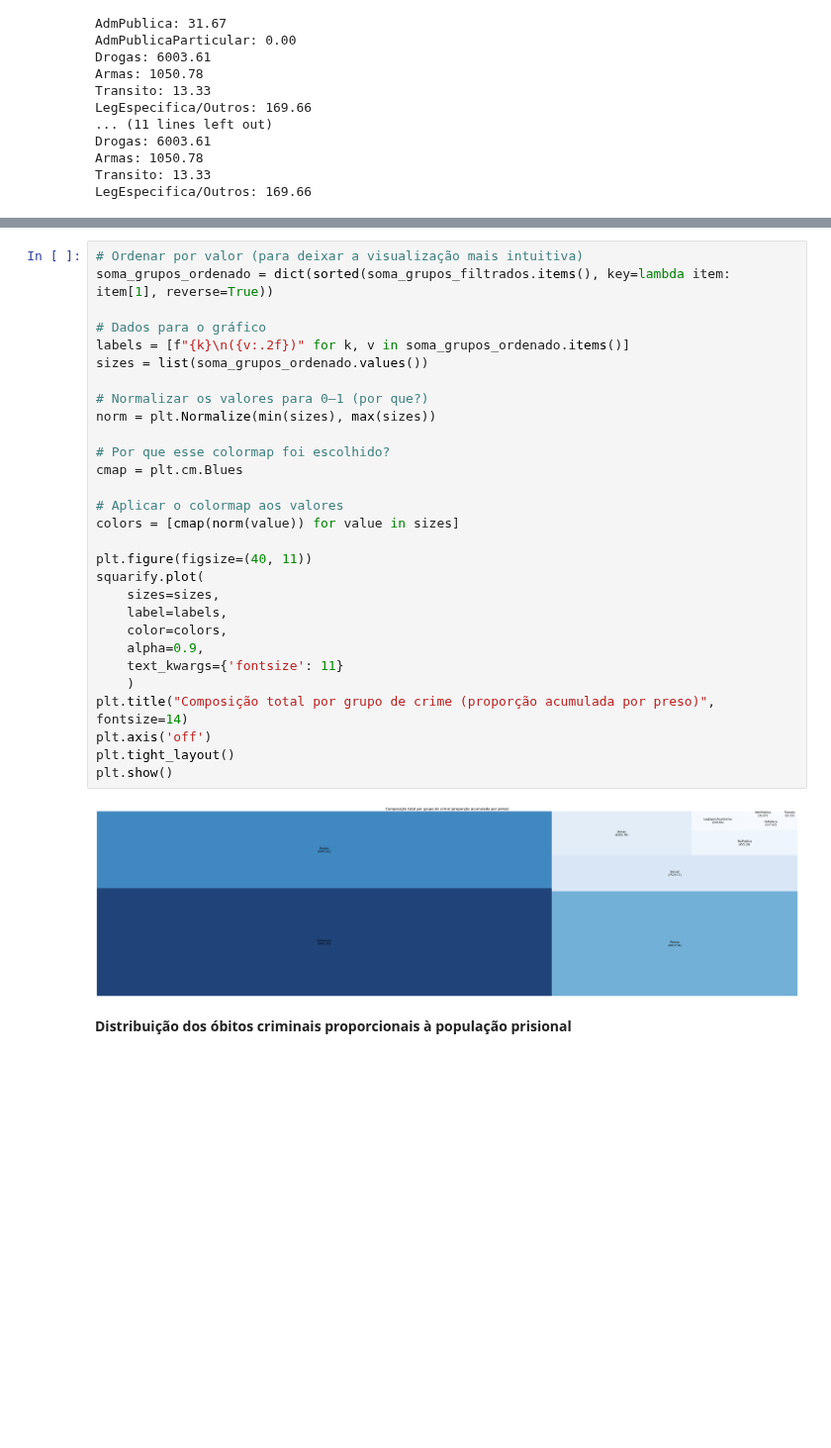
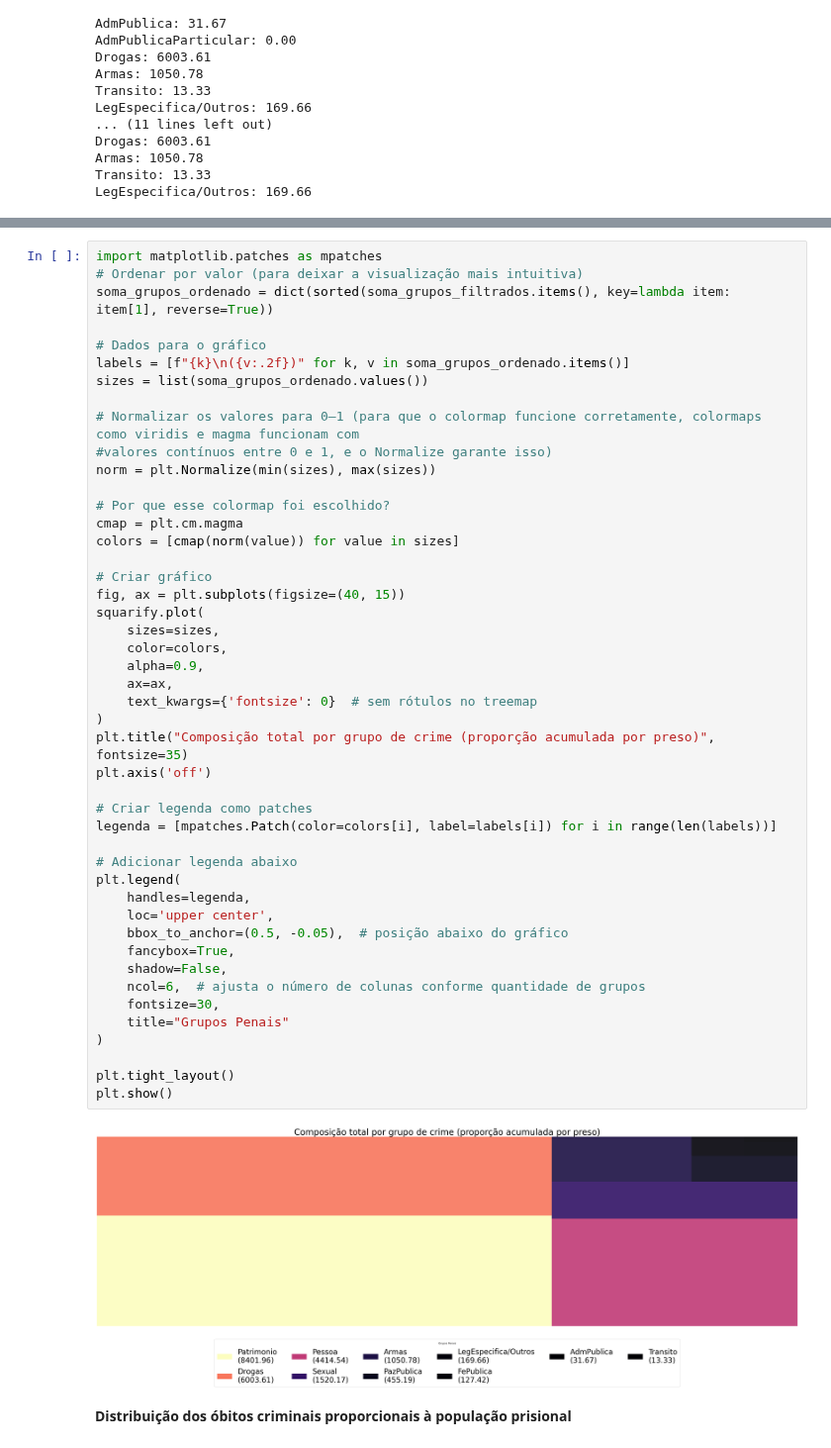
Before and after one commit to Caio-Brega/introducao-ciencia-dos-dados, a Jupyter notebook: TP_ICD.ipynb, the cells around one changed output, grey strips where cells are left out. Shown at 99% size. Saved outputs shown, nothing was run; the diff lists cells and outputs as text; blank space fills up the shorter version.

```diff
--- a/TP_ICD.ipynb
+++ b/TP_ICD.ipynb
@@ -1261,34 +1259,51 @@ Para entender a distribuição global dos grupos penais no sistema prisional, ut
 # %%
+import matplotlib.patches as mpatches
 # Ordenar por valor (para deixar a visualização mais intuitiva)
 soma_grupos_ordenado = dict(sorted(soma_grupos_filtrados.items(), key=lambda item: item[1], reverse=True))
 
 # Dados para o gráfico
 labels = [f"{k}\n({v:.2f})" for k, v in soma_grupos_ordenado.items()]
 sizes = list(soma_grupos_ordenado.values())
 
-# Normalizar os valores para 0–1 (por que?)
+# Normalizar os valores para 0–1 (para que o colormap funcione corretamente, colormaps como viridis e magma funcionam com
+#valores contínuos entre 0 e 1, e o Normalize garante isso)
 norm = plt.Normalize(min(sizes), max(sizes))
 
 # Por que esse colormap foi escolhido?
-cmap = plt.cm.Blues
-
-# Aplicar o colormap aos valores
+cmap = plt.cm.magma
 colors = [cmap(norm(value)) for value in sizes]
 
-plt.figure(figsize=(40, 11))
+# Criar gráfico
+fig, ax = plt.subplots(figsize=(40, 15))
 squarify.plot(
     sizes=sizes,
-    label=labels,
     color=colors,
     alpha=0.9,
-    text_kwargs={'fontsize': 11}
-    )
-plt.title("Composição total por grupo de crime (proporção acumulada por preso)", fontsize=14)
+    ax=ax,
+    text_kwargs={'fontsize': 0}  # sem rótulos no treemap
+)
+plt.title("Composição total por grupo de crime (proporção acumulada por preso)", fontsize=35)
 plt.axis('off')
+
+# Criar legenda como patches
+legenda = [mpatches.Patch(color=colors[i], label=labels[i]) for i in range(len(labels))]
+
+# Adicionar legenda abaixo
+plt.legend(
+    handles=legenda,
+    loc='upper center',
+    bbox_to_anchor=(0.5, -0.05),  # posição abaixo do gráfico
+    fancybox=True,
+    shadow=False,
+    ncol=6,  # ajusta o número de colunas conforme quantidade de grupos
+    fontsize=30,
+    title="Grupos Penais"
+)
+
 plt.tight_layout()
 plt.show()
 # %% [output]
-[figure, old version]
+[figure, new version]
 # %% [markdown]
 **Distribuição dos óbitos criminais proporcionais à população prisional**
 # %%
```
Also changed, not shown: parts of 5 cells of this notebook.
